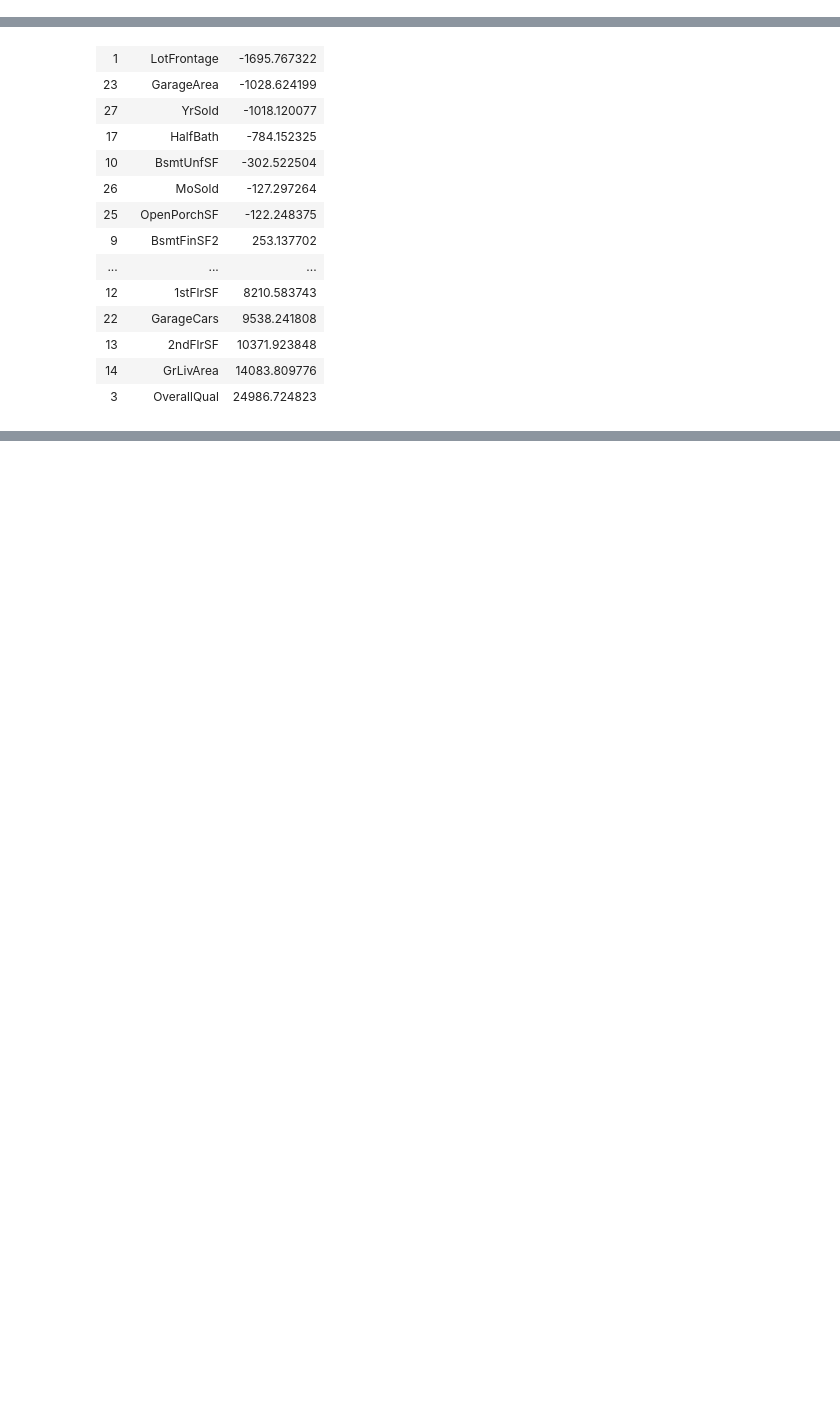
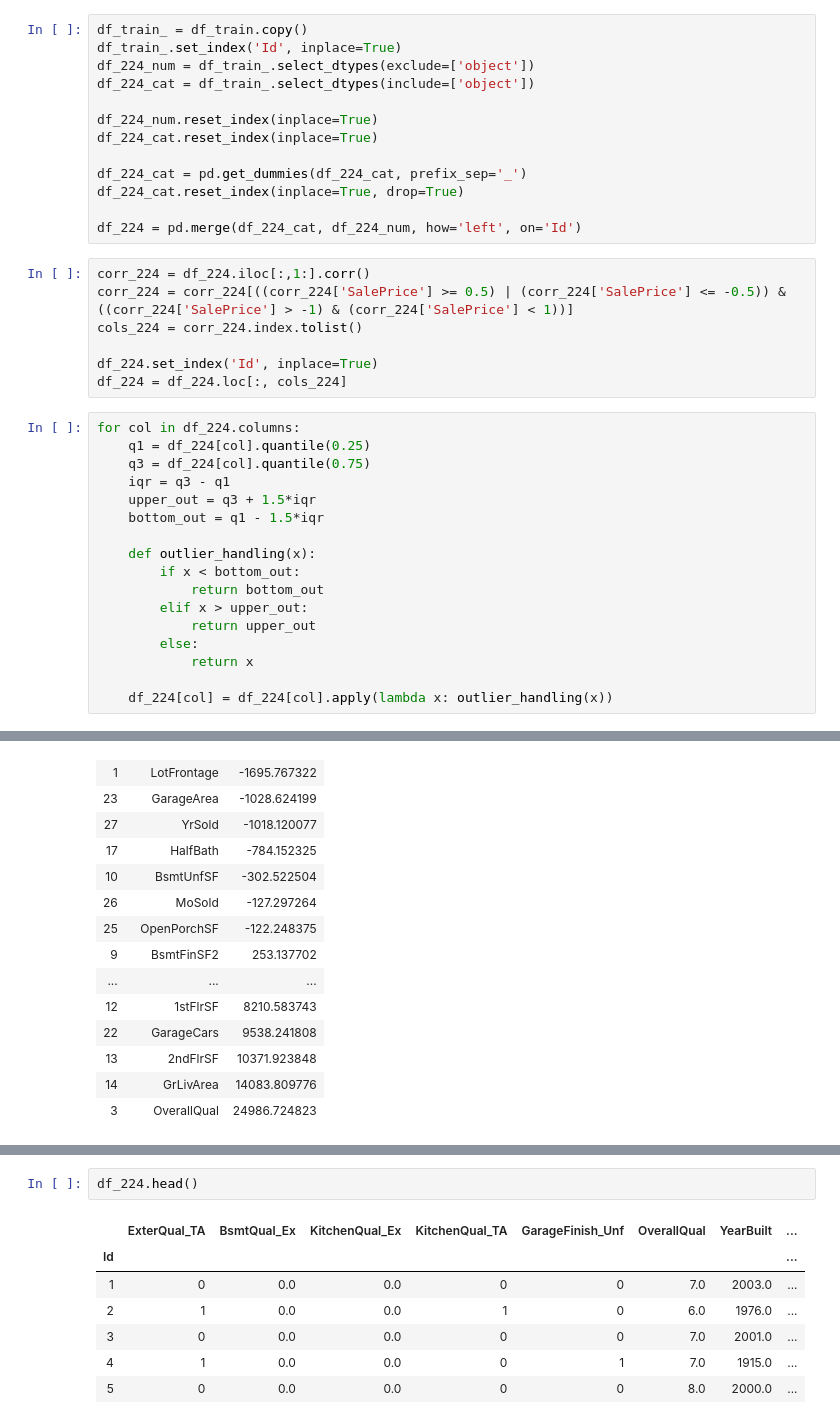
Before and after one commit to fahimhm/reg_model_exercise, a Jupyter notebook: Regression Model Practice.ipynb, the cells around one changed output, grey strips where cells are left out. Drawn from its saved outputs; the diff is of its cells as text; blank space fills up the shorter version.

Commit message:
outlier and corr handling

```diff
--- a/Regression Model Practice.ipynb
+++ b/Regression Model Practice.ipynb
@@ -204,0 +237,37 @@ Index(['MSSubClass', 'LotFrontage', 'LotArea', 'OverallQual', 'OverallCond',
+# %%
+df_train_ = df_train.copy()
+df_train_.set_index('Id', inplace=True)
+df_224_num = df_train_.select_dtypes(exclude=['object'])
+df_224_cat = df_train_.select_dtypes(include=['object'])
+
+df_224_num.reset_index(inplace=True)
+df_224_cat.reset_index(inplace=True)
+
+df_224_cat = pd.get_dummies(df_224_cat, prefix_sep='_')
+df_224_cat.reset_index(inplace=True, drop=True)
+
+df_224 = pd.merge(df_224_cat, df_224_num, how='left', on='Id')
+# %%
+corr_224 = df_224.iloc[:,1:].corr()
+corr_224 = corr_224[((corr_224['SalePrice'] >= 0.5) | (corr_224['SalePrice'] <= -0.5)) & ((corr_224['SalePrice'] > -1) & (corr_224['SalePrice'] < 1))]
+cols_224 = corr_224.index.tolist()
+
+df_224.set_index('Id', inplace=True)
+df_224 = df_224.loc[:, cols_224]
+# %%
+for col in df_224.columns:
+    q1 = df_224[col].quantile(0.25)
+    q3 = df_224[col].quantile(0.75)
+    iqr = q3 - q1
+    upper_out = q3 + 1.5*iqr
+    bottom_out = q1 - 1.5*iqr
+
+    def outlier_handling(x):
+        if x < bottom_out:
+            return bottom_out
+        elif x > upper_out:
+            return upper_out
+        else:
+            return x
+
+    df_224[col] = df_224[col].apply(lambda x: outlier_handling(x))
@@ -341,0 +547,10 @@ plt.savefig('image/result.png')
+# %%
+df_224.head()
+# %% [output]
+|  | ExterQual_TA | BsmtQual_Ex | KitchenQual_Ex | KitchenQual_TA | GarageFinish_Unf | OverallQual | YearBuilt | ... |
+| Id |  |  |  |  |  |  |  | ... |
+| 1 | 0 | 0.0 | 0.0 | 0 | 0 | 7.0 | 2003.0 | ... |
+| 2 | 1 | 0.0 | 0.0 | 1 | 0 | 6.0 | 1976.0 | ... |
+| 3 | 0 | 0.0 | 0.0 | 0 | 0 | 7.0 | 2001.0 | ... |
+| 4 | 1 | 0.0 | 0.0 | 0 | 1 | 7.0 | 1915.0 | ... |
+| 5 | 0 | 0.0 | 0.0 | 0 | 0 | 8.0 | 2000.0 | ... |
```
Also changed, not shown: parts of 57 cells of this notebook, 2 other files.
